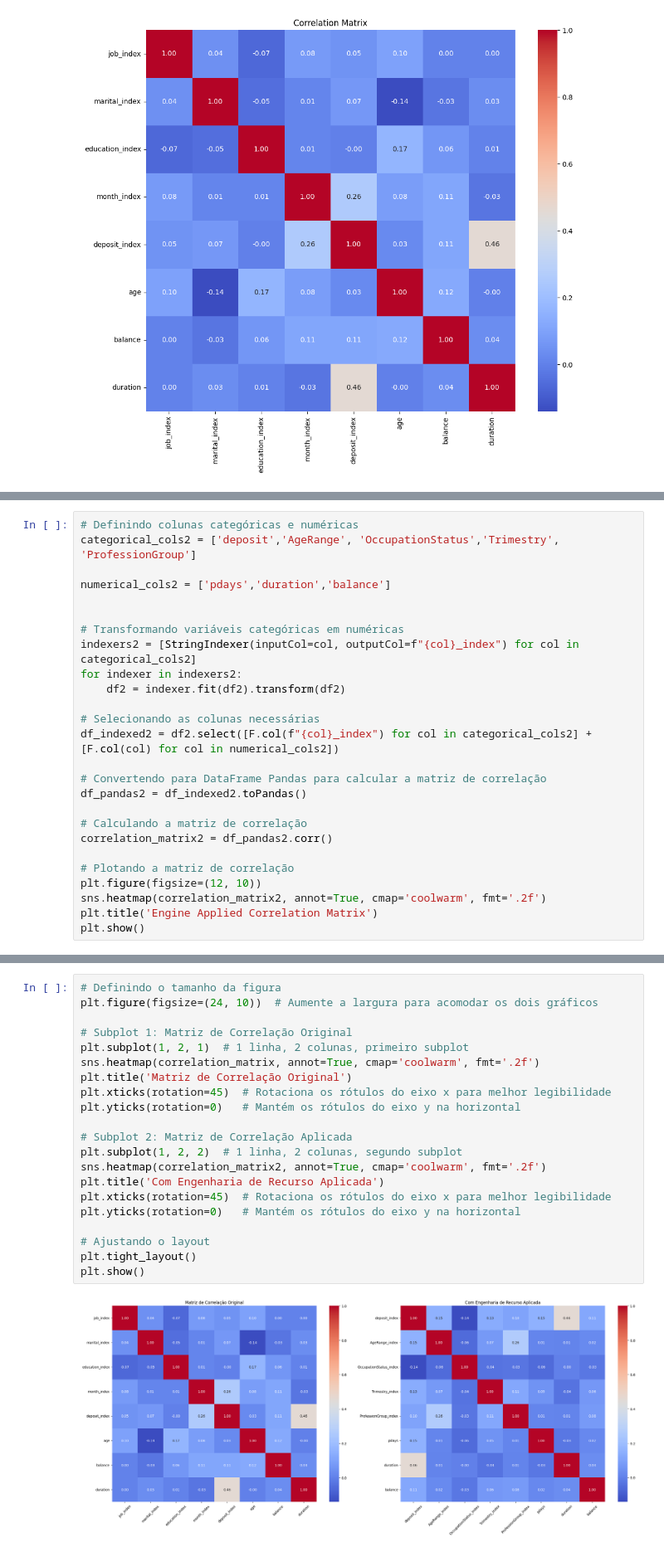
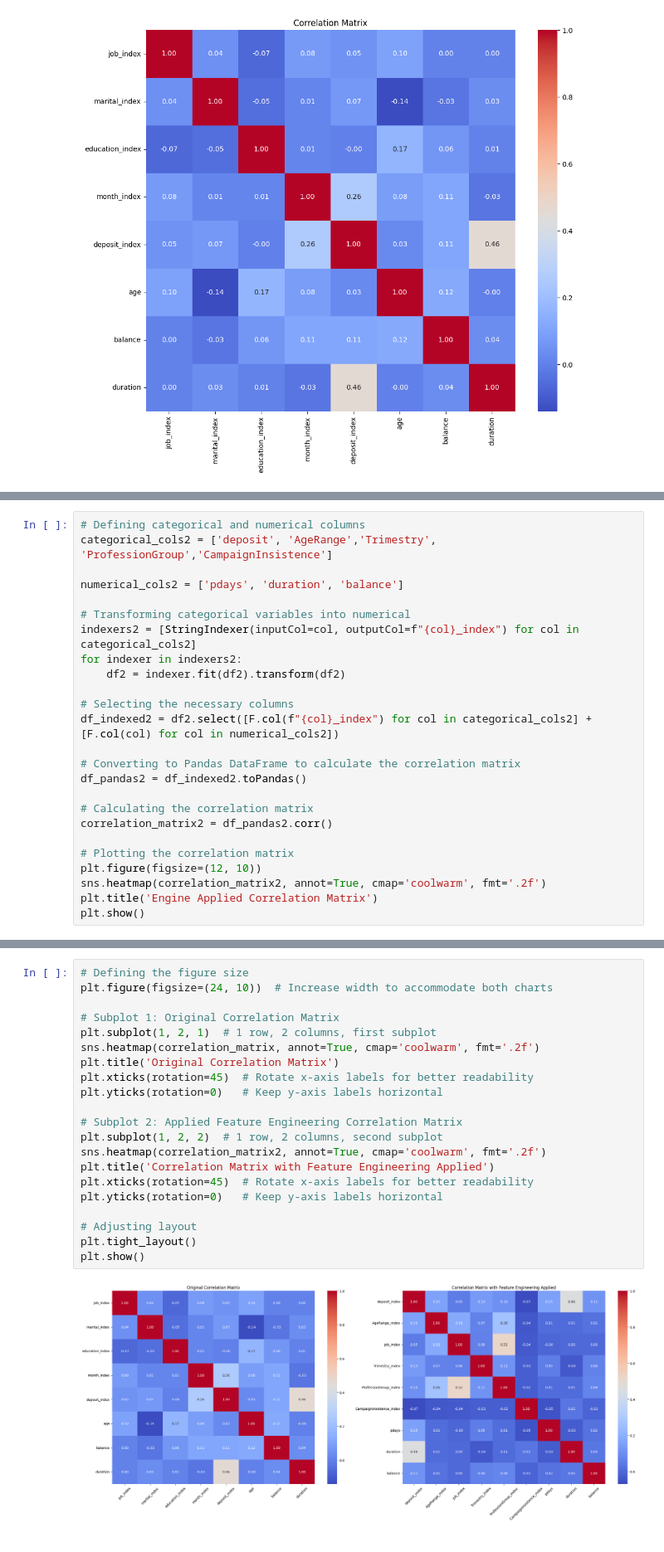
Before and after one commit to KoreTane/MKTBank, a Jupyter notebook: MKTBank.ipynb, the cells around one changed output, grey strips where cells are left out. Shown at 83% size. Saved outputs shown, nothing was run; the diff lists cells and outputs as text.

```diff
--- a/MKTBank.ipynb
+++ b/MKTBank.ipynb
@@ -420,26 +427,25 @@ df2.show(10)
 only showing top 10 rows
 # %%
-# Definindo colunas categóricas e numéricas
-categorical_cols2 = ['deposit','AgeRange', 'OccupationStatus','Trimestry', 'ProfessionGroup']
+# Defining categorical and numerical columns
+categorical_cols2 = ['deposit', 'AgeRange','Trimestry', 'ProfessionGroup','CampaignInsistence']
 
-numerical_cols2 = ['pdays','duration','balance']
+numerical_cols2 = ['pdays', 'duration', 'balance']
 
-
-# Transformando variáveis categóricas em numéricas
+# Transforming categorical variables into numerical
 indexers2 = [StringIndexer(inputCol=col, outputCol=f"{col}_index") for col in categorical_cols2]
 for indexer in indexers2:
     df2 = indexer.fit(df2).transform(df2)
 
-# Selecionando as colunas necessárias
+# Selecting the necessary columns
 df_indexed2 = df2.select([F.col(f"{col}_index") for col in categorical_cols2] + [F.col(col) for col in numerical_cols2])
 
-# Convertendo para DataFrame Pandas para calcular a matriz de correlação
+# Converting to Pandas DataFrame to calculate the correlation matrix
 df_pandas2 = df_indexed2.toPandas()
 
-# Calculando a matriz de correlação
+# Calculating the correlation matrix
 correlation_matrix2 = df_pandas2.corr()
 
-# Plotando a matriz de correlação
+# Plotting the correlation matrix
 plt.figure(figsize=(12, 10))
 sns.heatmap(correlation_matrix2, annot=True, cmap='coolwarm', fmt='.2f')
 plt.title('Engine Applied Correlation Matrix')
@@ -449,26 +455,26 @@ plt.show()
 # %%
-# Definindo o tamanho da figura
-plt.figure(figsize=(24, 10))  # Aumente a largura para acomodar os dois gráficos
+# Defining the figure size
+plt.figure(figsize=(24, 10))  # Increase width to accommodate both charts
 
-# Subplot 1: Matriz de Correlação Original
-plt.subplot(1, 2, 1)  # 1 linha, 2 colunas, primeiro subplot
+# Subplot 1: Original Correlation Matrix
+plt.subplot(1, 2, 1)  # 1 row, 2 columns, first subplot
 sns.heatmap(correlation_matrix, annot=True, cmap='coolwarm', fmt='.2f')
-plt.title('Matriz de Correlação Original')
-plt.xticks(rotation=45)  # Rotaciona os rótulos do eixo x para melhor legibilidade
-plt.yticks(rotation=0)   # Mantém os rótulos do eixo y na horizontal
+plt.title('Original Correlation Matrix')
+plt.xticks(rotation=45)  # Rotate x-axis labels for better readability
+plt.yticks(rotation=0)   # Keep y-axis labels horizontal
 
-# Subplot 2: Matriz de Correlação Aplicada
-plt.subplot(1, 2, 2)  # 1 linha, 2 colunas, segundo subplot
+# Subplot 2: Applied Feature Engineering Correlation Matrix
+plt.subplot(1, 2, 2)  # 1 row, 2 columns, second subplot
 sns.heatmap(correlation_matrix2, annot=True, cmap='coolwarm', fmt='.2f')
-plt.title('Com Engenharia de Recurso Aplicada')
-plt.xticks(rotation=45)  # Rotaciona os rótulos do eixo x para melhor legibilidade
-plt.yticks(rotation=0)   # Mantém os rótulos do eixo y na horizontal
+plt.title('Correlation Matrix with Feature Engineering Applied')
+plt.xticks(rotation=45)  # Rotate x-axis labels for better readability
+plt.yticks(rotation=0)   # Keep y-axis labels horizontal
 
-# Ajustando o layout
+# Adjusting layout
 plt.tight_layout()
 plt.show()
 # %% [output]
-[figure, old version]
+[figure, new version]
 # %%
 from pyspark.ml.classification import RandomForestClassifier
 from pyspark.ml.feature import VectorAssembler
```
Also changed, not shown: parts of 5 cells of this notebook.
